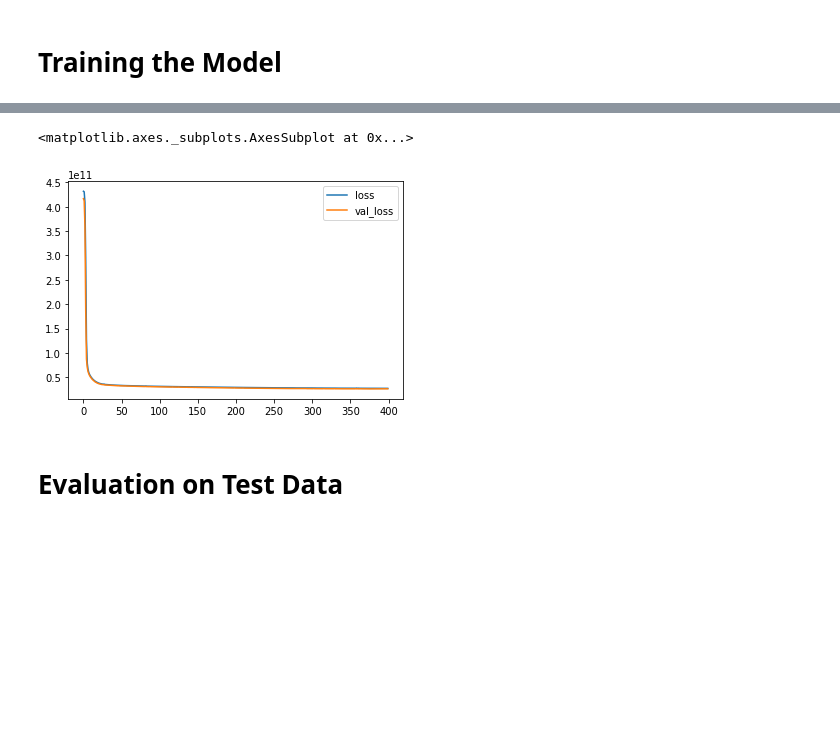
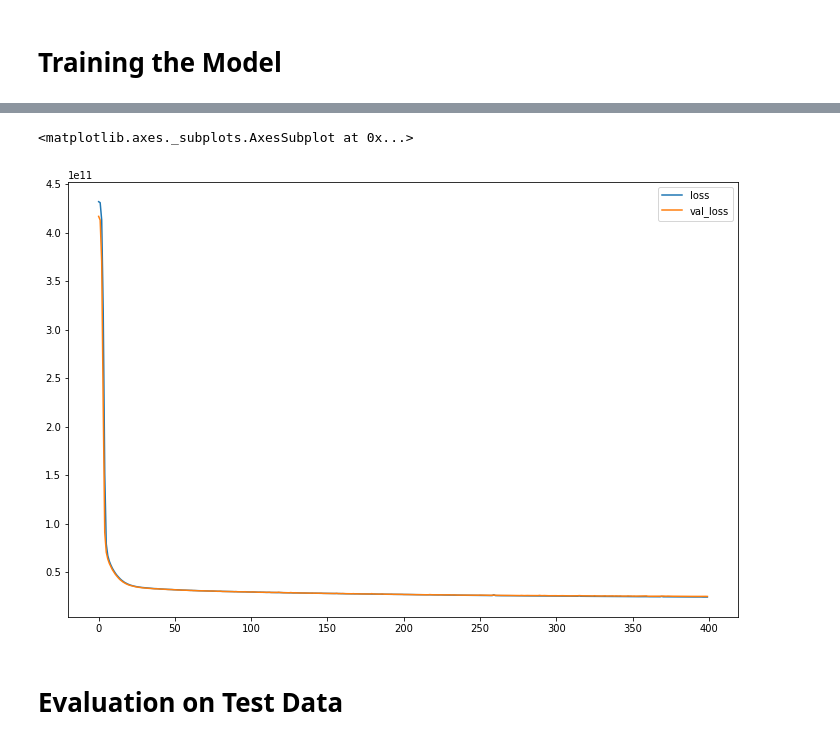
Before and after one commit to mahsamir/CaseStudy-KerasRegression, a Jupyter notebook: Kaggle-KerassRegression.ipynb, the cells around one changed output, grey strips where cells are left out. Saved outputs shown, nothing was run; the diff lists cells and outputs as text; code cells hidden in the pictures; blank space fills up the shorter version.

```diff
--- a/Kaggle-KerassRegression.ipynb
+++ b/Kaggle-KerassRegression.ipynb
@@ -219,3 +237,0 @@ Data.groupby('year').mean()['price'].plot()
-# %%
-# we can drop date as well (we broke it down to month and year)
-Data = Data.drop('date',axis=1)
@@ -294,9 +400,9 @@ Epoch 400/400
 # %%
 loss_df = pd.DataFrame(model.history.history)
-loss_df.plot()
+loss_df.plot(figsize=(12,8))
 # %% [output]
 <matplotlib.axes._subplots.AxesSubplot at 0x...>
-[figure, old version]
+[figure, new version]
 # %% [markdown]
 # Evaluation on Test Data
 # %%
```
Also changed, not shown: parts of 38 cells of this notebook.
